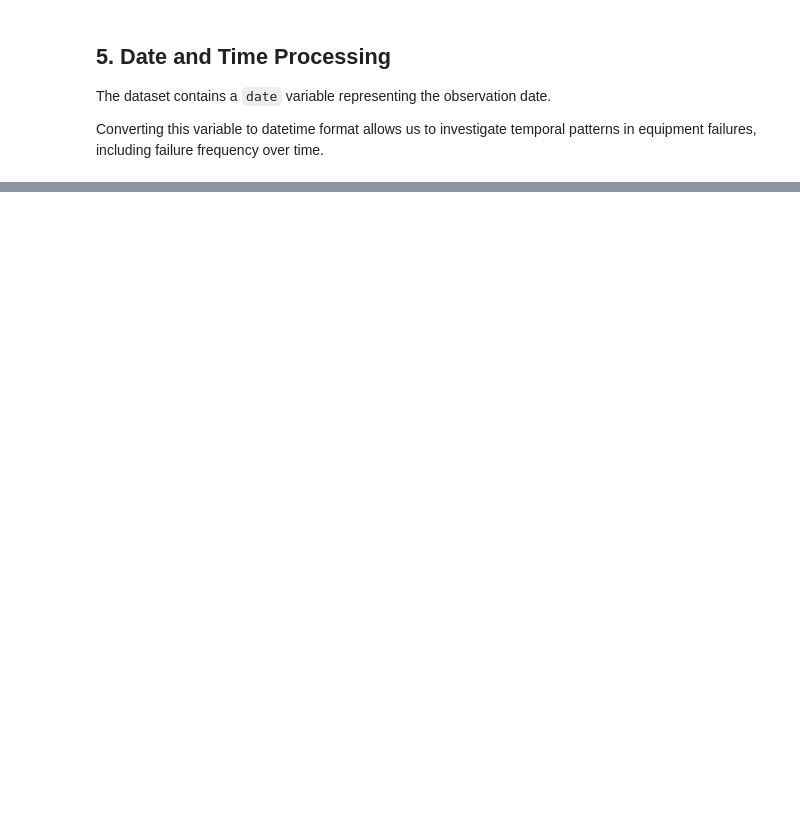
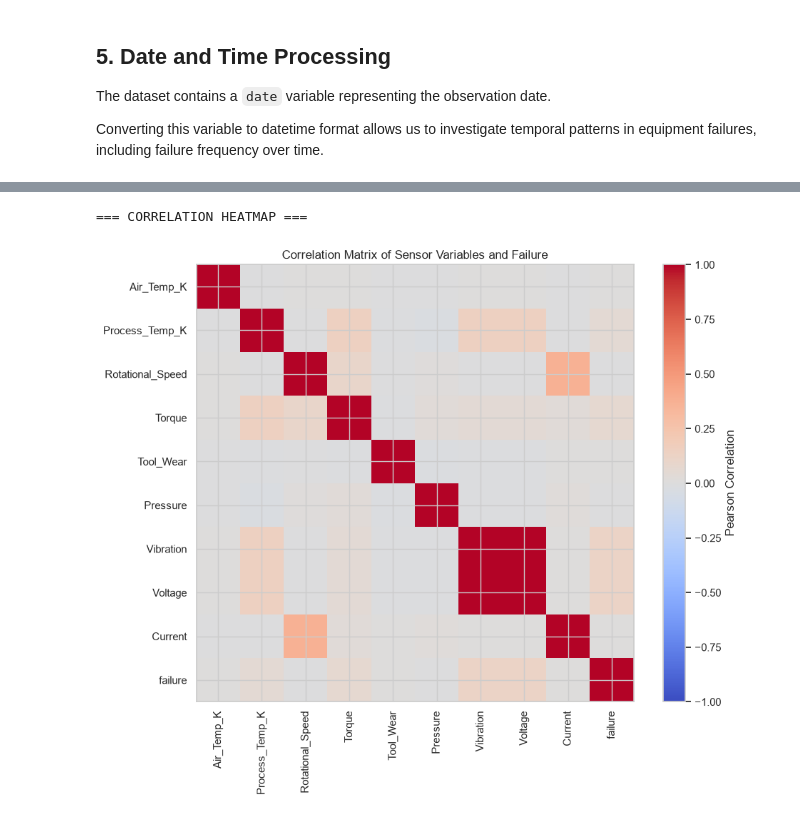
Before and after one commit to zainab1kausar338-babyseven/Predictive-Maintenance-for-Industrial-Equipment-Failure-Classification-, a Jupyter notebook: notebooks/eda.ipynb, the cells around one changed output, grey strips where cells are left out. Saved outputs shown, nothing was run; the diff lists cells and outputs as text; code cells hidden in the pictures; blank space fills up the shorter version.

```diff
--- a/notebooks/eda.ipynb
+++ b/notebooks/eda.ipynb
@@ -193,9 +261,3 @@ dtype: object
 The dataset contains a `date` variable representing the observation date.
 
 Converting this variable to datetime format allows us to investigate temporal patterns in equipment failures, including failure frequency over time.
-# %%
-df["date"] = pd.to_datetime(df["date"], errors="coerce")
-
-print("Date conversion completed.")
-print("Minimum date:", df["date"].min())
-print("Maximum date:", df["date"].max())
@@ -610,13 +263,0 @@ This information can also guide the selection of appropriate train-test splittin
-# %%
-df["year_month"] = df["date"].dt.to_period("M").astype(str)
-
-monthly_failure = df.groupby("year_month")["failure"].agg(
-    ["count", "sum"]
-)
-
-monthly_failure["failure_rate"] = (
-    monthly_failure["sum"] /
-    monthly_failure["count"] * 100
-)
-
-display(monthly_failure)
@@ -745,0 +934,29 @@ Therefore, model selection should consider the operational cost of missed failur
+# %%
+print("=== CORRELATION HEATMAP ===")
+
+corr = df[sensor_cols + ["failure"]].corr()
+
+plt.figure(figsize=(10, 8))
+
+plt.imshow(corr, cmap="coolwarm", vmin=-1, vmax=1)
+
+plt.colorbar(label="Pearson Correlation")
+
+plt.xticks(
+    range(len(corr.columns)),
+    corr.columns,
+    rotation=90
+)
+
+plt.yticks(
+    range(len(corr.columns)),
+    corr.columns
+)
+
+plt.title("Correlation Matrix of Sensor Variables and Failure")
+
+plt.tight_layout()
+plt.show()
+# %% [output]
+=== CORRELATION HEATMAP ===
+[figure, added]
```
Also changed, not shown: parts of 87 cells of this notebook, 1 other file.
